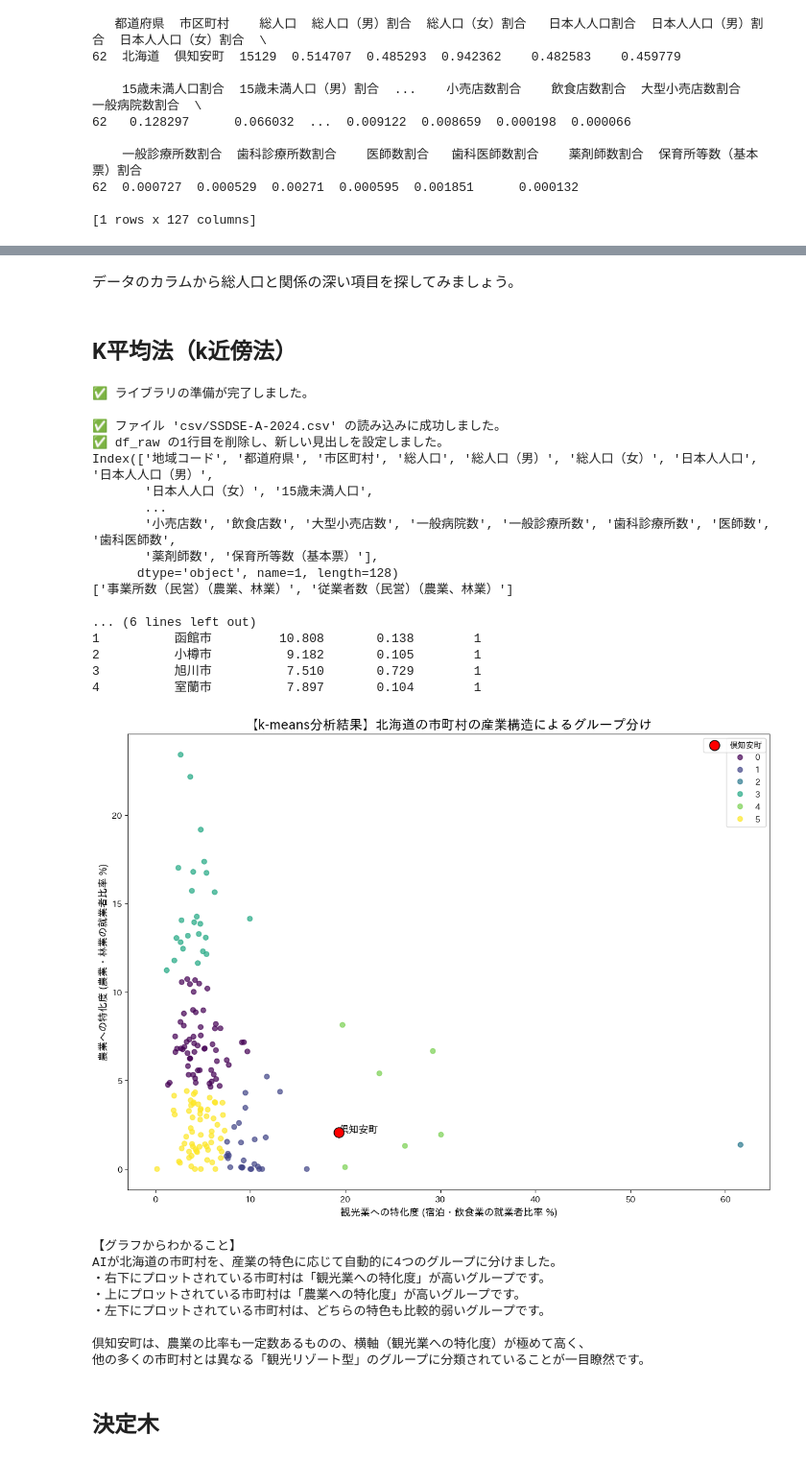
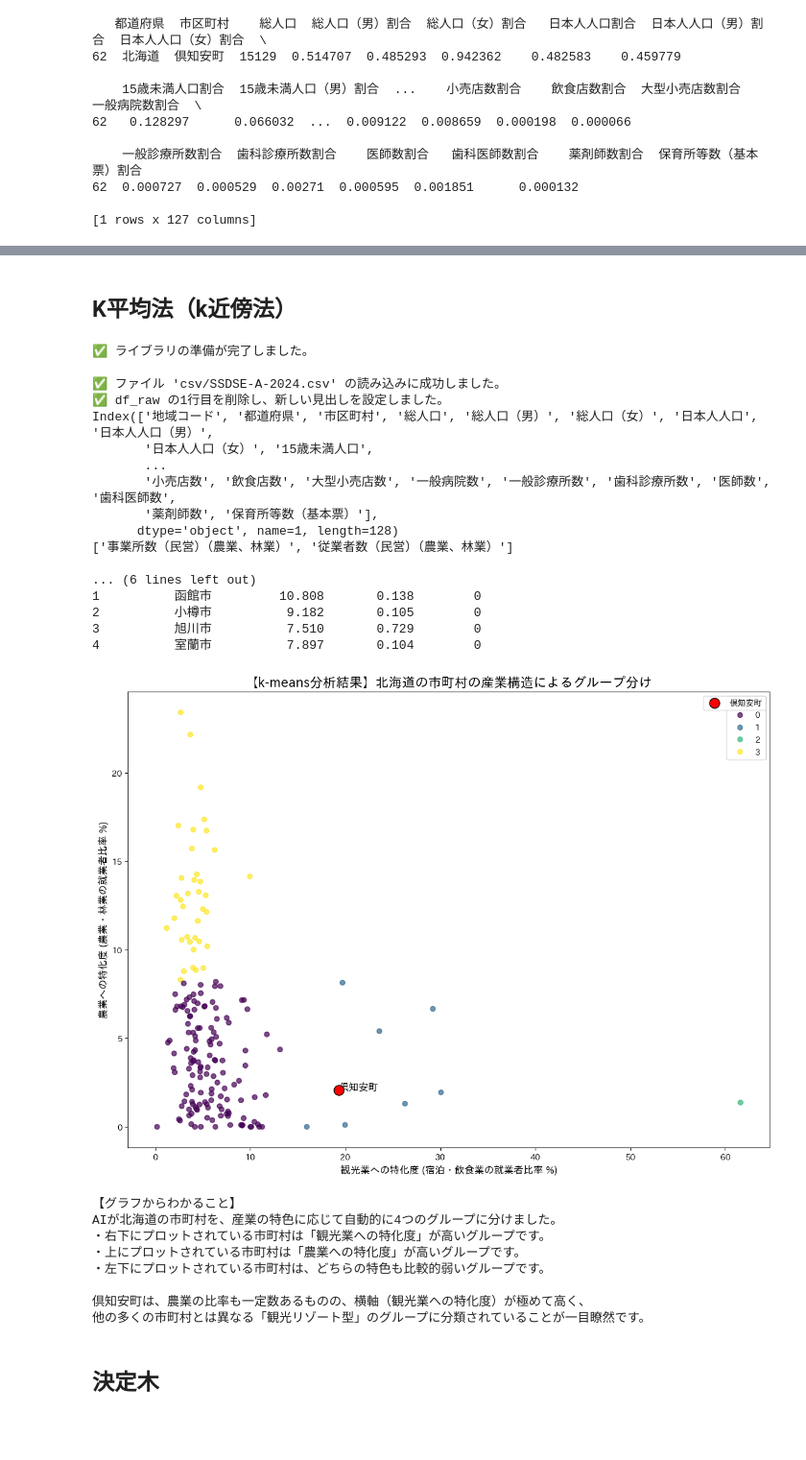
Before and after one commit to hirossk/khs, a Jupyter notebook: 倶知安高校データ分析・情報Ⅱ.ipynb, the cells around one changed output, grey strips where cells are left out. Shown at 96% size. Cells and saved outputs as stored; diff of their text form; code cells hidden in the pictures; blank space fills up the shorter version.

```diff
--- a/倶知安高校データ分析・情報Ⅱ.ipynb
+++ b/倶知安高校データ分析・情報Ⅱ.ipynb
@@ -727,5 +739,3 @@ plt.grid(True)
-# %% [markdown]
-データのカラムから総人口と関係の深い項目を探してみましょう。
 # %% [markdown]
 ## K平均法（k近傍法）
 # %%
@@ -836,7 +846,7 @@ features_scaled = scaler.fit_transform(features)
 
 # k-meansモデルの作成と実行
 # n_clusters=4 で「4つのグループに分ける」と指定
-kmeans = KMeans(n_clusters=6, random_state=0, n_init='auto')
+kmeans = KMeans(n_clusters=4, random_state=0, n_init='auto')
 clusters = kmeans.fit_predict(features_scaled)
 
 # 分析結果のデータフレームに、分類されたグループ番号を追加
@@ -873,38 +883,38 @@ if not kutchan_data.empty:
                c='red', s=150, ec='black', label='倶知安町', zorder=5)
     ax.text(kutchan_data['tourism_ratio'].values[0], kutchan_data['agri_ratio'].values[0], '倶知安町', fontsize=12)
 
 ax.legend()
 plt.show()
 
 # ---------------------------------------------------------------------------------------
 # ステップ6：分析結果の考察
 # ---------------------------------------------------------------------------------------
 print("\n【グラフからわかること】")
 print("AIが北海道の市町村を、産業の特色に応じて自動的に4つのグループに分けました。")
 print("・右下にプロットされている市町村は「観光業への特化度」が高いグループです。")
 print("・上にプロットされている市町村は「農業への特化度」が高いグループです。")
 print("・左下にプロットされている市町村は、どちらの特色も比較的弱いグループです。")
 print("\n倶知安町は、農業の比率も一定数あるものの、横軸（観光業への特化度）が極めて高く、")
 print("他の多くの市町村とは異なる「観光リゾート型」のグループに分類されていることが一目瞭然です。")
 # %% [output]
 ✅ ライブラリの準備が完了しました。
 
 ✅ ファイル 'csv/SSDSE-A-2024.csv' の読み込みに成功しました。
 ✅ df_raw の1行目を削除し、新しい見出しを設定しました。
 Index(['地域コード', '都道府県', '市区町村', '総人口', '総人口（男）', '総人口（女）', '日本人人口', '日本人人口（男）',
        '日本人人口（女）', '15歳未満人口',
        ...
        '小売店数', '飲食店数', '大型小売店数', '一般病院数', '一般診療所数', '歯科診療所数', '医師数', '歯科医師数',
        '薬剤師数', '保育所等数（基本票）'],
       dtype='object', name=1, length=128)
 ['事業所数（民営）（農業、林業）', '従業者数（民営）（農業、林業）']
 
 ... (6 lines left out)
-1          函館市         10.808       0.138        1
-2          小樽市          9.182       0.105        1
-3          旭川市          7.510       0.729        1
-4          室蘭市          7.897       0.104        1
+1          函館市         10.808       0.138        0
+2          小樽市          9.182       0.105        0
+3          旭川市          7.510       0.729        0
+4          室蘭市          7.897       0.104        0
-[figure, old version]
+[figure, new version]
 【グラフからわかること】
 AIが北海道の市町村を、産業の特色に応じて自動的に4つのグループに分けました。
 ・右下にプロットされている市町村は「観光業への特化度」が高いグループです。
```
Also changed, not shown: parts of 26 cells of this notebook.
